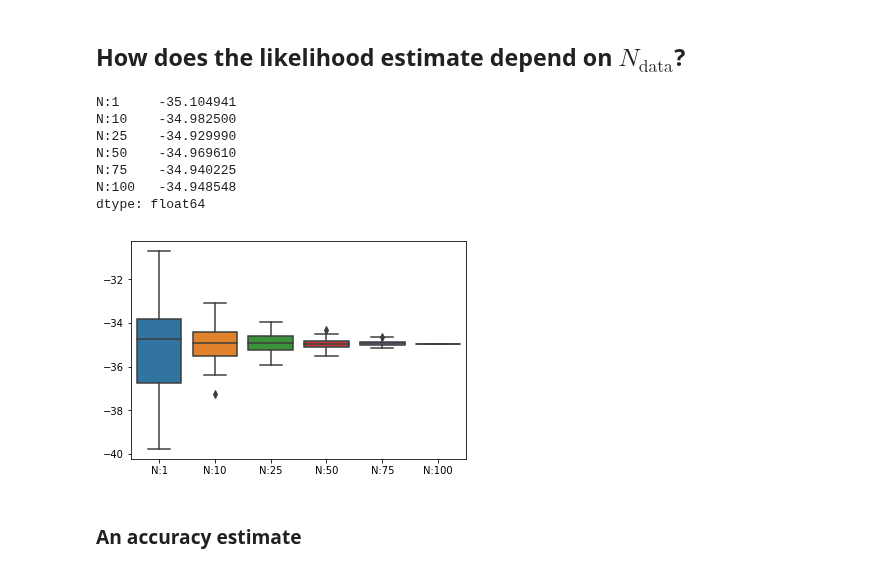
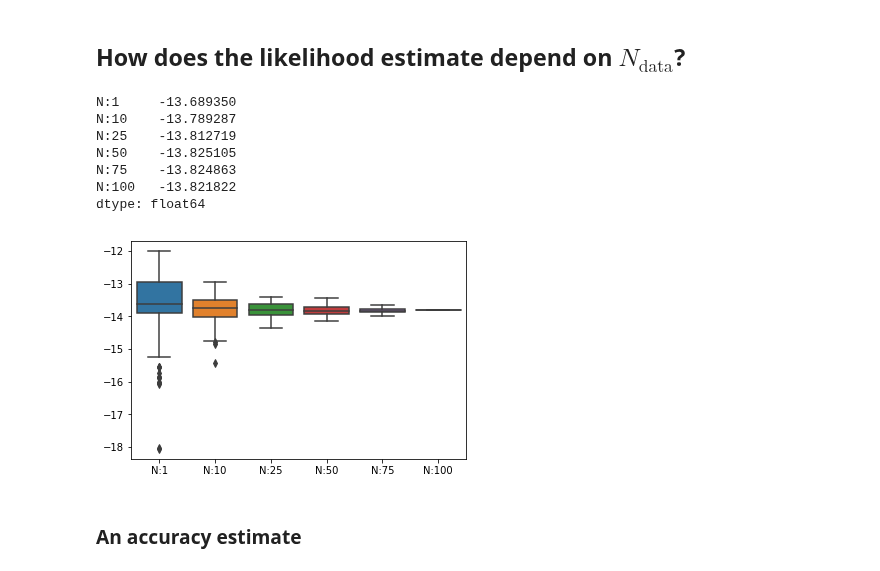
Before and after one commit to robineriksson/BAIP, a Jupyter notebook: modelProblem/CODE/exploreModel.ipynb, the cells around one changed output. Drawn from its saved outputs; the diff is of its cells as text; code cells hidden in the pictures.

```diff
--- a/modelProblem/CODE/exploreModel.ipynb
+++ b/modelProblem/CODE/exploreModel.ipynb
@@ -283,7 +288,7 @@ class Gprior:
 Generate an observation, $z_\text{obs}$!
 # %%
 theta_true = -2.5
-delta_T = 0.1
+delta_T = 0.25
 t_vec = np.linspace(0,1,int(1/delta_T))
 y_true = model_analytic(theta_true, t_vec)
 scale = 0.5
@@ -346,28 +351,30 @@ plt.show()
 # %%
 N_vec = [1,10,25,50,75,100]
 theta = -2.5
 rep = 100
 df_like = pd.DataFrame({"id":range(rep)})
+
+model = MetropolisHastings(prior=Gprior(0, 10, log), noise=Gprior(0,scale, log), delta_T=delta_T, log=log)
 
 for i in N_vec:
     likeMean = []
     for j in range(rep):
         # we also divide by i to get the "mean"
         likeMean.append(model.likelihood(z_obs[np.random.choice(N_data, i, replace=False),:], theta) / i)
     df_like["N:" + str(i)] = likeMean
 
 print(df_like.iloc[:,1:].mean())
 sns.boxplot(data=df_like.iloc[:,1:])
 plt.show()
 # %% [output]
-N:1     -35.104941
-N:10    -34.982500
-N:25    -34.929990
-N:50    -34.969610
-N:75    -34.940225
-N:100   -34.948548
+N:1     -13.689350
+N:10    -13.789287
+N:25    -13.812719
+N:50    -13.825105
+N:75    -13.824863
+N:100   -13.821822
 dtype: float64
-[figure, old version]
+[figure, new version]
 # %% [markdown]
 ### An accuracy estimate
 # %%
```
Also changed, not shown: parts of 14 cells of this notebook.
